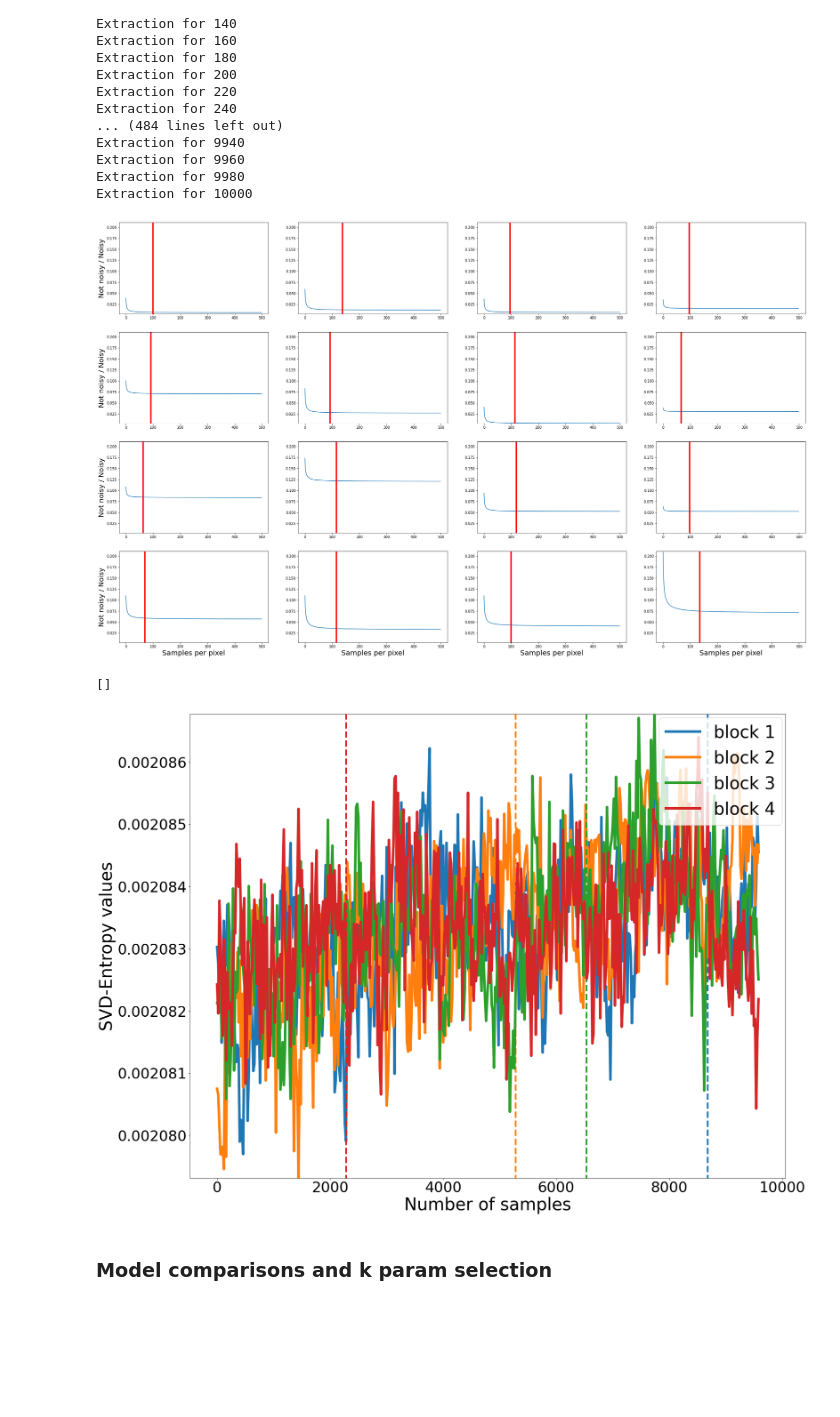
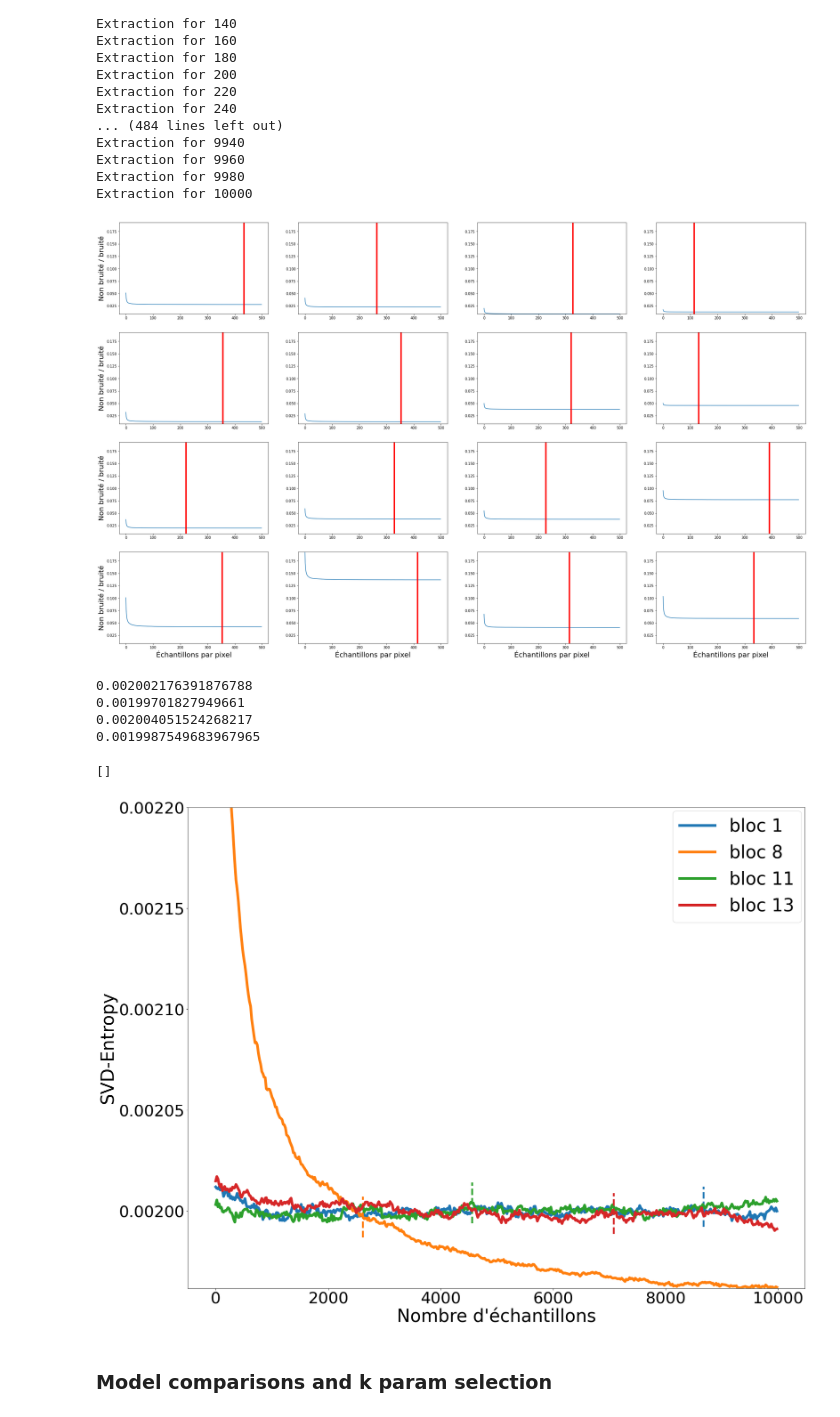
Before and after one commit to prise-3d/Thesis-NoiseDetection-attributes, a Jupyter notebook: analysis/svd_entropy_analysis_MDPI.ipynb, the cells around one changed output. Drawn from its saved outputs; the diff is of its cells as text; code cells hidden in the pictures; blank space fills up the shorter version.

```diff
--- a/analysis/svd_entropy_analysis_MDPI.ipynb
+++ b/analysis/svd_entropy_analysis_MDPI.ipynb
@@ -37,6 +37,13 @@ scene_to_study = "/home/jbuisine/Documents/Thesis/Development/thesis-data/recons
 thresholds_scene = [2466,933,1533,2800,920,980,866,2200,653,920,1533,1666,980,1133,866,1060]
 mean_thresholds = int(np.mean(thresholds_scene) / 20) * 20 + 20
 images_indices = np.arange(20, 10020, 20)
+# %%
+# bathroom
+scene_name = "p3d_bathroom"
+scene_to_study = "/home/jbuisine/Documents/Thesis/Development/thesis-data/SIN3D_dataset/p3d_bathroom-view0_part6"
+thresholds_scene = [2466,933,1533,2800,920,980,866,2200,653,920,1533,1666,980,1133,866,1060]
+mean_thresholds = int(np.mean(thresholds_scene) / 20) * 20 + 20
+images_indices = np.arange(20, 10020, 20)
 # %%
 images = sorted(os.listdir(scene_to_study))
 images_path = [ os.path.join(scene_to_study, i) for i in images ]
@@ -220,7 +229,7 @@ zones_entropies = {}
 
 n_zones = 16
 zones_indices = np.arange(n_zones)
-zones_names = [ "block " + str(i + 1) for i in zones_indices ]
+zones_names = [ "bloc " + str(i + 1) for i in zones_indices ]
 
 for i in zones_indices:
     zones_entropies[i] = []
@@ -236,7 +245,7 @@ for index, img in enumerate(pil_images):
     for b_index, b in enumerate(blocks):
 
         sv = compression.get_SVD_s(b)
-        svd_entropy = utils.get_entropy(sv[80:120])
+        svd_entropy = utils.get_entropy(sv[50:200])
         zones_entropies[b_index].append(svd_entropy)
     print("Extraction for {}".format(images_indices[index]))
 # %% [output]
@@ -257,6 +266,8 @@ Extraction for 9940
 Extraction for 9960
 Extraction for 9980
 Extraction for 10000
+# %%
+selected_blocks = [0, 7, 10, 12]
 # %%
 fig=plt.figure(figsize=(35, 22))
 #fig.suptitle("Detection simulation for Kitchen scene", fontsize=20)
@@ -286,10 +297,10 @@ for index, row in zones_entropies.items():
     plt.plot([threshold_id, threshold_id], [min_value, max_value], 'k-', lw=4, color='red')
 
     if index % 4 == 0:
-        plt.ylabel('Not noisy / Noisy', fontsize=20)
+        plt.ylabel('Non bruité / bruité', fontsize=20)
 
     if index >= 12:
-        plt.xlabel('Samples per pixel', fontsize=20)
+        plt.xlabel('Échantillons par pixel', fontsize=20)
 
     #x_labels = [id * step_value + start_index for id, val in enumerate(row[5:]) if id % label_freq == 0]
 
@@ -298,7 +309,7 @@ for index, row in zones_entropies.items():
     #plt.xticks(x, x_labels, rotation=45)
     plt.ylim(min_value, max_value)
 # %% [output]
-[figure, old version]
+[figure, new version]
 # %%
 step_value = 20
 label_freq = 50
@@ -306,7 +317,7 @@ max_value = 0
 min_value = 100000
 
 fig, ax = plt.subplots(figsize=(25, 20))
-zones_names = [ "block " + str(i + 1) for i in zones_indices ]
+zones_names = [ "bloc " + str(i + 1) for i in zones_indices ]
 #p_ylim = 0, 0.001
 
 colors=['tab:blue', 'tab:orange', 'tab:green', 'tab:red']
@@ -316,44 +327,54 @@ ax.set_facecolor('#FFFFFF')
 ax.tick_params(labelsize=34)
 ax.set_xticks(np.arange(0, 600, step=100))
 #print([ 20 * i + 20 for i in list(range(500)) ])
 ax.set_xticklabels([0, 2000, 4000, 6000, 8000, 10000])
 
-ax.set_ylabel('SVD-Entropy values', fontsize=40)
-ax.set_xlabel('Number of samples', fontsize=40)
+ax.set_ylabel('SVD-Entropy', fontsize=40)
+ax.set_xlabel('Nombre d\'échantillons', fontsize=40)
 
 for index, row in zones_entropies.items():
 
-    if index < 4:
+    if index in selected_blocks:
         row = np.array(row)
-        row = utils.normalize_arr(row[20:])
+        row = utils.normalize_arr(row)
 
-        plt.plot(row, label=zones_names[index], color=colors[index], lw=6)
+        block_index = selected_blocks.index(index)
+
+        plt.plot(row, label=zones_names[index], color=colors[block_index], lw=6)
 
         if np.max(row) > max_value:
             max_value = np.max(row)
         if np.min(row) < min_value:
             min_value = np.min(row)
 
         threshold_id = int(thresholds_scene[index] / 20)
         value = row[threshold_id]
-        plt.plot([threshold_id, threshold_id], [value - 0.0002, value + 0.0002], linestyle='--', lw=4, color=colors[index])
+        print(value)
+        #plt.plot([threshold_id, threshold_id], [value - 0.003, value + 0.003], linestyle='--', lw=4, color=colors[block_index])
+        plt.plot([threshold_id, threshold_id], [value - 0.00001, value + 0.00001], linestyle='--', lw=4, color=colors[block_index])
 
 # draw vertical line from (70,100) to (70, 250)
 
 #x_labels = [id * step_value + start_index for id, val in enumerate(row[5:]) if id % label_freq == 0]
 
 #x = [v for v in np.arange(0, len(row[5:])+1) if v % label_freq == 0]
 
-plt.legend(loc=1, borderaxespad=0.2, fontsize=40)
+plt.legend(loc=0, borderaxespad=0.2, fontsize=40)
+plt.xticks(fontsize=36)
+plt.yticks(fontsize=36)
 
 #plt.xticks(x, x_labels, rotation=45)
-plt.ylim(min_value, max_value)
+plt.ylim(min_value, 0.0022)
 
-plt.savefig("tmp_images/"+scene_name+"_svd_entropy_blocks.png" , transparent=True)
+plt.savefig("tmp_images/"+scene_name+"_svd_entropy_blocks_50_200_norm.png" , transparent=True)
 plt.plot()
 # %% [output]
-[]
+0.002002176391876788
+0.00199701827949661
+0.002004051524268217
+0.0019987549683967965
+[]
-[figure, old version]
+[figure, new version]
 # %% [markdown]
 ### Model comparisons and k param selection
 # %%
```
Also changed, not shown: parts of 10 cells of this notebook, 5 other files.
